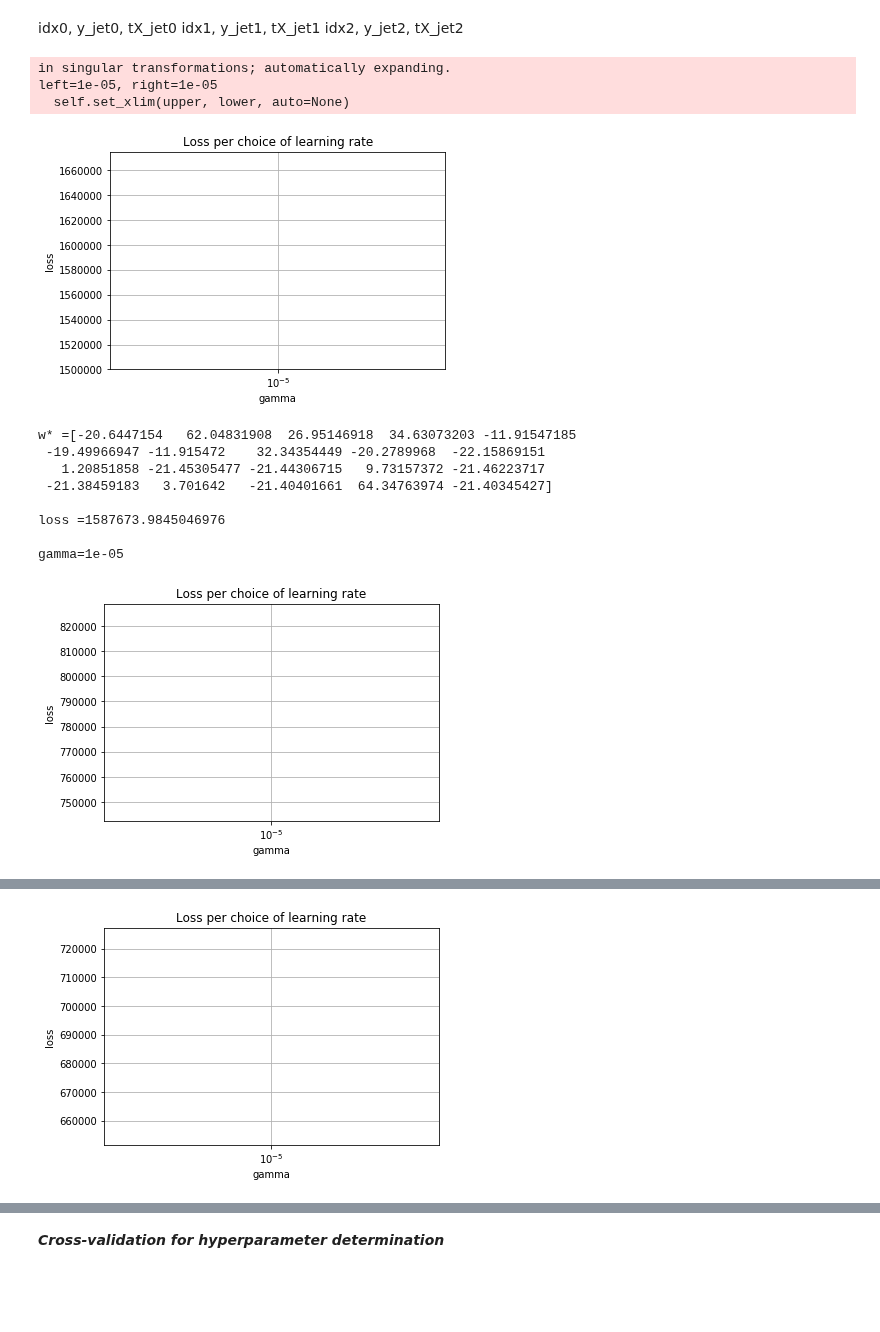
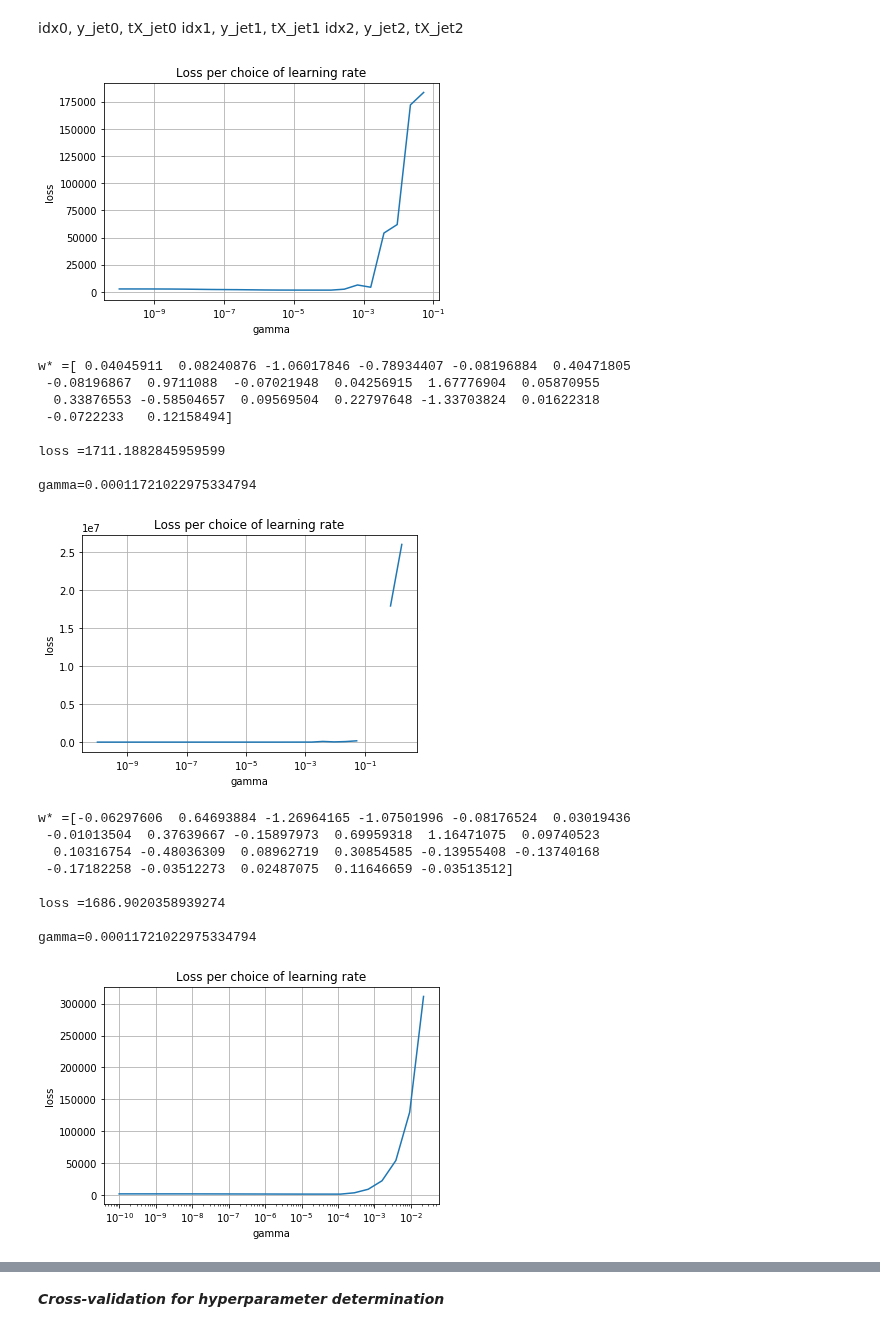
Before and after one commit to cschneuw/Machine-learning-Project-2019, a Jupyter notebook: scripts/project1.ipynb, the cells around one changed output, grey strips where cells are left out. Cells and saved outputs as stored; diff of their text form; code cells hidden in the pictures; blank space fills up the shorter version.

```diff
--- a/scripts/project1.ipynb
+++ b/scripts/project1.ipynb
@@ -306,5 +302,30 @@ print("lambda*={lambda_}\n\ndegree*={degree}\n\nrmse train={rmse_tr}\n\nrmse tes
 idx0, y_jet0, tX_jet0
 idx1, y_jet1, tX_jet1
 idx2, y_jet2, tX_jet2
+# %%
+def binarization(y_non_binary):
+    """returns a binary [0,1] list from a binary [-1.0,1.0] list (-1.0->0 and 1.0->1)"""
+
+    #y_binary = [None] * len(y_non_binary)
+
+    #for i in range(len(y_non_binary)):
+        #if (y_non_binary[i] == -1.0):
+            #y_binary[i] = 0
+            #print("sucessful change -1 -> 0")
+        #elif (y_non_binary[i] == 1.0):
+            #y_binary[i] = 1
+            #print("sucessful no change 1 -> 1")
+        #else :
+            #print("failure: y_ value is not = -1 or 1 !!!")
+
+    y_binary = np.where(y_non_binary==-1.0, 0, 1)
+
+    return y_binary
+
+def check_binary(y):
+    for i in y:
+        if (i != 0) and (i != 1):
+            print("y value is non-binary !!!")
+            print(i)
 # %%
 def logistic_regressionS(idx, y, tX, max_iters, gammas):
@@ -331,22 +352,35 @@ def logistic_regressionS(idx, y, tX, max_iters, gammas):
     return w_lr, losses_lr, gamma_lr
 # %%
 max_iters=1000
-gammas = np.logspace(-5, 1, 50)
+gammas = np.logspace(-10, 1, 30)
 
-w_lr_0, losses_lr_0, gamma_lr_0 = logistic_regressionS(idx0, y_jet0, tX_jet0, max_iters, gammas)
-w_lr_1, losses_lr_1, gamma_lr_1 = logistic_regressionS(idx1, y_jet1, tX_jet1, max_iters, gammas)
-w_lr_2, losses_lr_2, gamma_lr_2 = logistic_regressionS(idx2, y_jet2, tX_jet2, max_iters, gammas)
+y_jet0_b = binarization(y_jet0)
+check_binary(y_jet0_b)
+y_jet1_b = binarization(y_jet1)
+check_binary(y_jet1_b)
+y_jet2_b = binarization(y_jet2)
+check_binary(y_jet2_b)
+
+w_lr_0, losses_lr_0, gamma_lr_0 = logistic_regressionS(idx0, y_jet0_b, tX_jet0, max_iters, gammas)
+w_lr_1, losses_lr_1, gamma_lr_1 = logistic_regressionS(idx1, y_jet1_b, tX_jet1, max_iters, gammas)
+w_lr_2, losses_lr_2, gamma_lr_2 = logistic_regressionS(idx2, y_jet2_b, tX_jet2, max_iters, gammas)
 # %% [output]
+[figure, new version]
-in singular transformations; automatically expanding.
-left=1e-05, right=1e-05
-  self.set_xlim(upper, lower, auto=None)
+w* =[ 0.04045911  0.08240876 -1.06017846 -0.78934407 -0.08196884  0.40471805
+ -0.08196867  0.9711088  -0.07021948  0.04256915  1.67776904  0.05870955
+  0.33876553 -0.58504657  0.09569504  0.22797648 -1.33703824  0.01622318
+ -0.0722233   0.12158494]
+
+loss =1711.1882845959599
+
+gamma=0.00011721022975334794
-[figure, old version]
+[figure, new version]
-w* =[-20.6447154   62.04831908  26.95146918  34.63073203 -11.91547185
- -19.49966947 -11.915472    32.34354449 -20.2789968  -22.15869151
-   1.20851858 -21.45305477 -21.44306715   9.73157372 -21.46223717
- -21.38459183   3.701642   -21.40401661  64.34763974 -21.40345427]
+w* =[-0.06297606  0.64693884 -1.26964165 -1.07501996 -0.08176524  0.03019436
+ -0.01013504  0.37639667 -0.15897973  0.69959318  1.16471075  0.09740523
+  0.10316754 -0.48036309  0.08962719  0.30854585 -0.13955408 -0.13740168
+ -0.17182258 -0.03512273  0.02487075  0.11646659 -0.03513512]
 
-loss =1587673.9845046976
+loss =1686.9020358939274
 
-gamma=1e-05
+gamma=0.00011721022975334794
-[figure, old version]
+[figure, new version]
@@ -362 +395,0 @@ gamma=1e-05
-[figure, old version]
```
Also changed, not shown: parts of 5 cells of this notebook, 1 other file.
